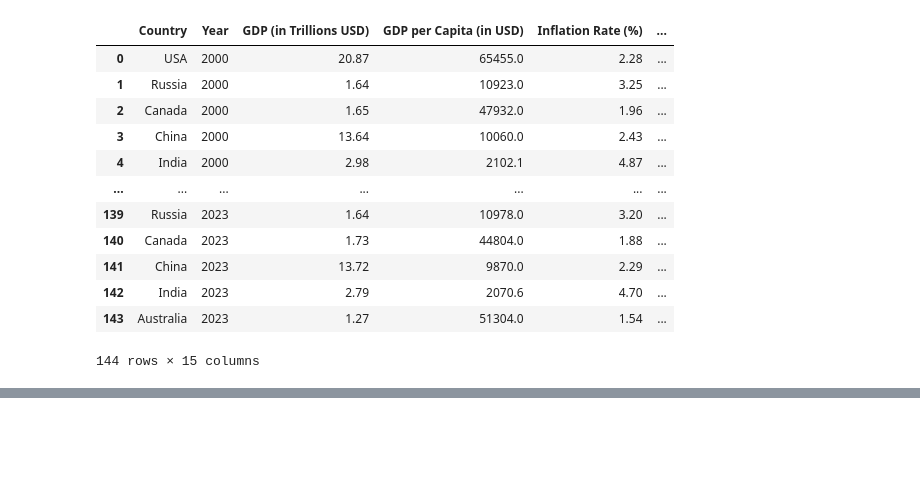
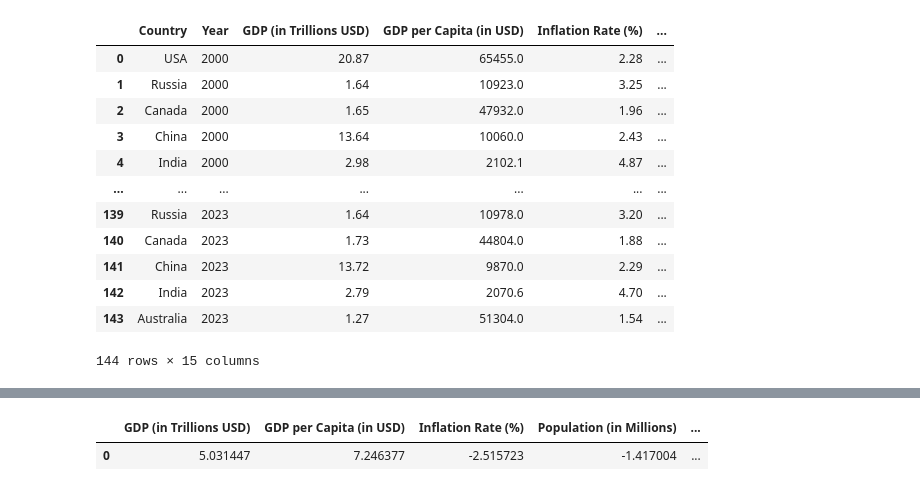
Before and after one commit to karinaahumada01/Project-3, a Jupyter notebook: country_comparison.ipynb, the cells around one changed output, grey strips where cells are left out. Cells and saved outputs as stored; diff of their text form; code cells hidden in the pictures; blank space fills up the shorter version.

```diff
--- a/country_comparison.ipynb
+++ b/country_comparison.ipynb
@@ -143,0 +162,14 @@ DataFrame saved as 'countries_cleaned.csv' in the 'resources' folder.
+# %%
+row1 = {}
+filtered_df = countries_df.drop(columns=['Country', 'Year'])
+stats = filtered_df.columns
+for stat in stats:
+    earliest = countries_df.loc[(countries_df['Country'] == 'Russia') & (countries_df['Year'] == 2019), stat]
+    latest = countries_df.loc[(countries_df['Country'] == 'Russia') & (countries_df['Year'] == 2020), stat]
+    row1[stat] = ((latest.iloc[0] - earliest.iloc[0])/earliest.iloc[0])*100
+row1['Country'] = 'Russia'
+new_row_df2 = pd.DataFrame([row1])
+new_row_df2
+# %% [output]
+|  | GDP (in Trillions USD) | GDP per Capita (in USD) | Inflation Rate (%) | Population (in Millions) | ... |
+| 0 | 5.031447 | 7.246377 | -2.515723 | -1.417004 | ... |
```
Also changed, not shown: parts of 10 cells of this notebook, 1 other file.
